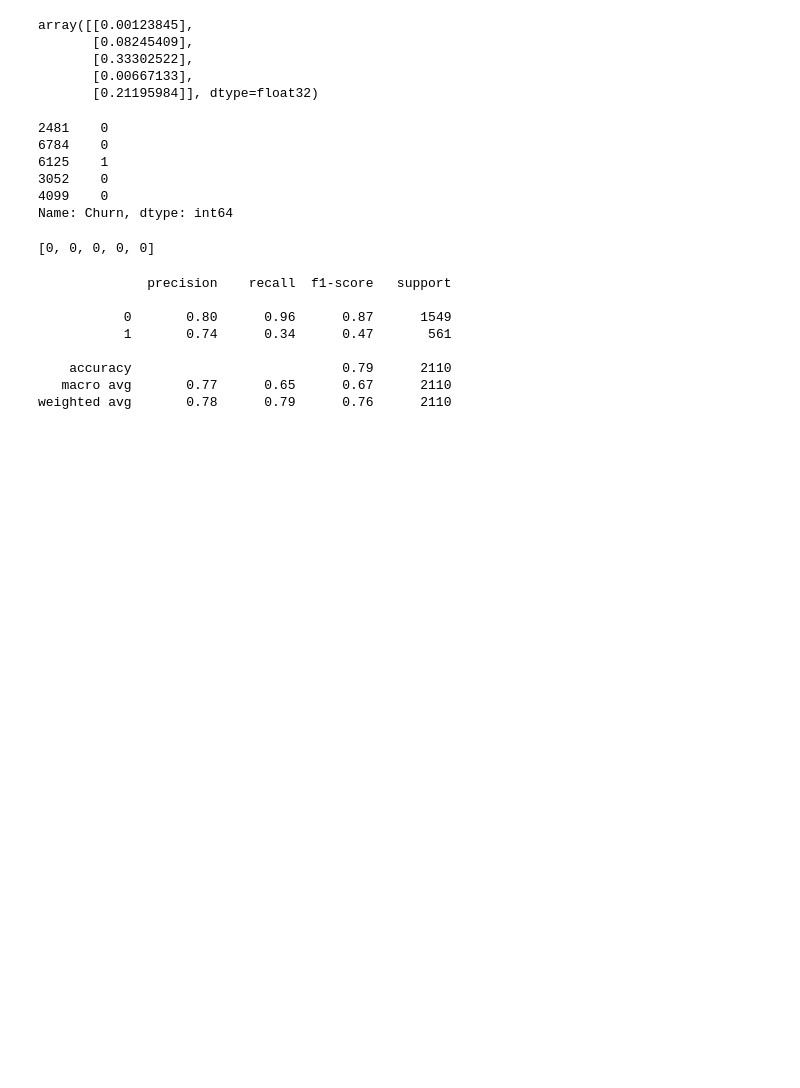
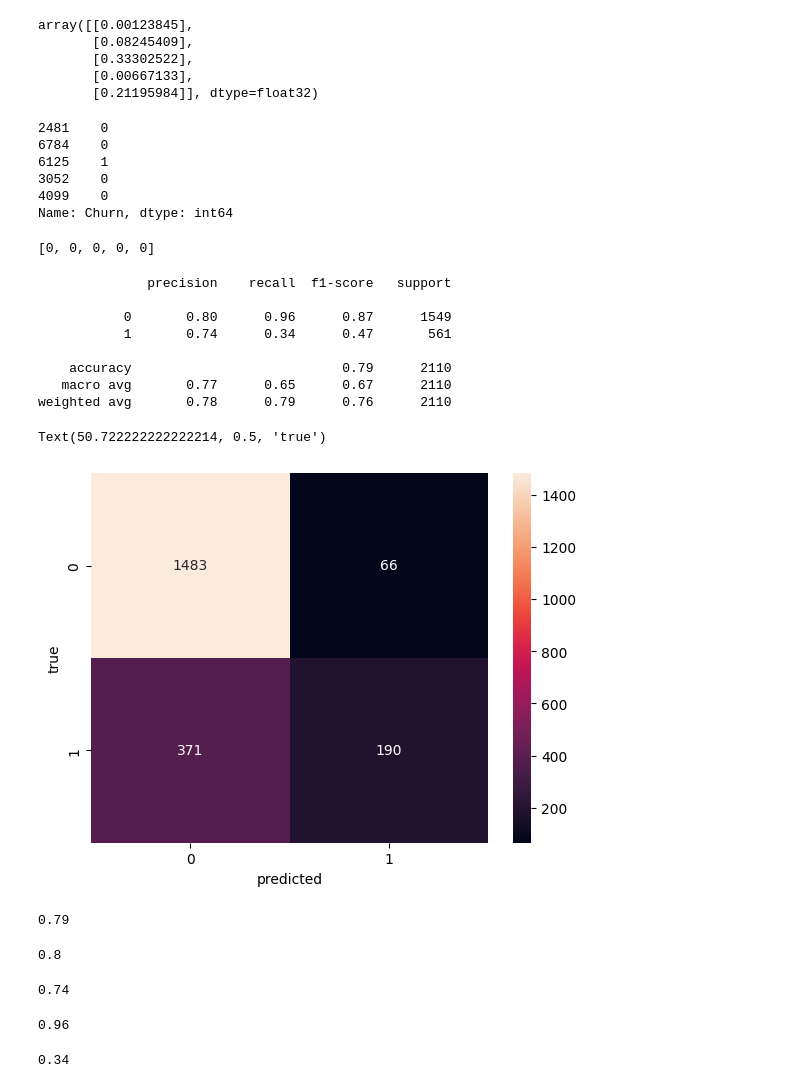
Before and after one commit to cmd-cosmos/ml-algorithms, a Jupyter notebook: Deep-Learning/Neural-Networks/ANN/customer-churn-prediction.ipynb, the cells around one changed output. Cells and saved outputs as stored; diff of their text form; code cells hidden in the pictures; blank space fills up the shorter version.

Commit message:
heatmap for confusion matrix and manual calculation of recall, precision and accuracy.

```diff
--- a/Deep-Learning/Neural-Networks/ANN/customer-churn-prediction.ipynb
+++ b/Deep-Learning/Neural-Networks/ANN/customer-churn-prediction.ipynb
@@ -411,3 +412,43 @@ print(classification_report(y_test, y_pred_bin))
     accuracy                           0.79      2110
    macro avg       0.77      0.65      0.67      2110
 weighted avg       0.78      0.79      0.76      2110
+# %%
+### confusion matrix
+
+conf_matrix = confusion_matrix(y_test, y_pred_bin)
+sns.heatmap(conf_matrix, annot=True, fmt='d')
+plt.xlabel("predicted")
+plt.ylabel("true")
+# %% [output]
+Text(50.722222222222214, 0.5, 'true')
+[figure, added]
+# %%
+### Accuracy Calculation manula
+
+round((1483+190)/(1483+66+371+190), 2)
+# %% [output]
+0.79
+# %%
+### Precision for 0 class ---> no churn
+
+round(1483/(371+1483), 2)
+# %% [output]
+0.8
+# %%
+### Precision for 1 class ---> churned
+
+round(190 /(66+190), 2)
+# %% [output]
+0.74
+# %%
+### recall for class 0
+
+round(1483/(66+1483), 2)
+# %% [output]
+0.96
+# %%
+### recall for class 1
+
+round(190/(190+371), 2)
+# %% [output]
+0.34
```
Also changed, not shown: parts of 1 cell of this notebook.
